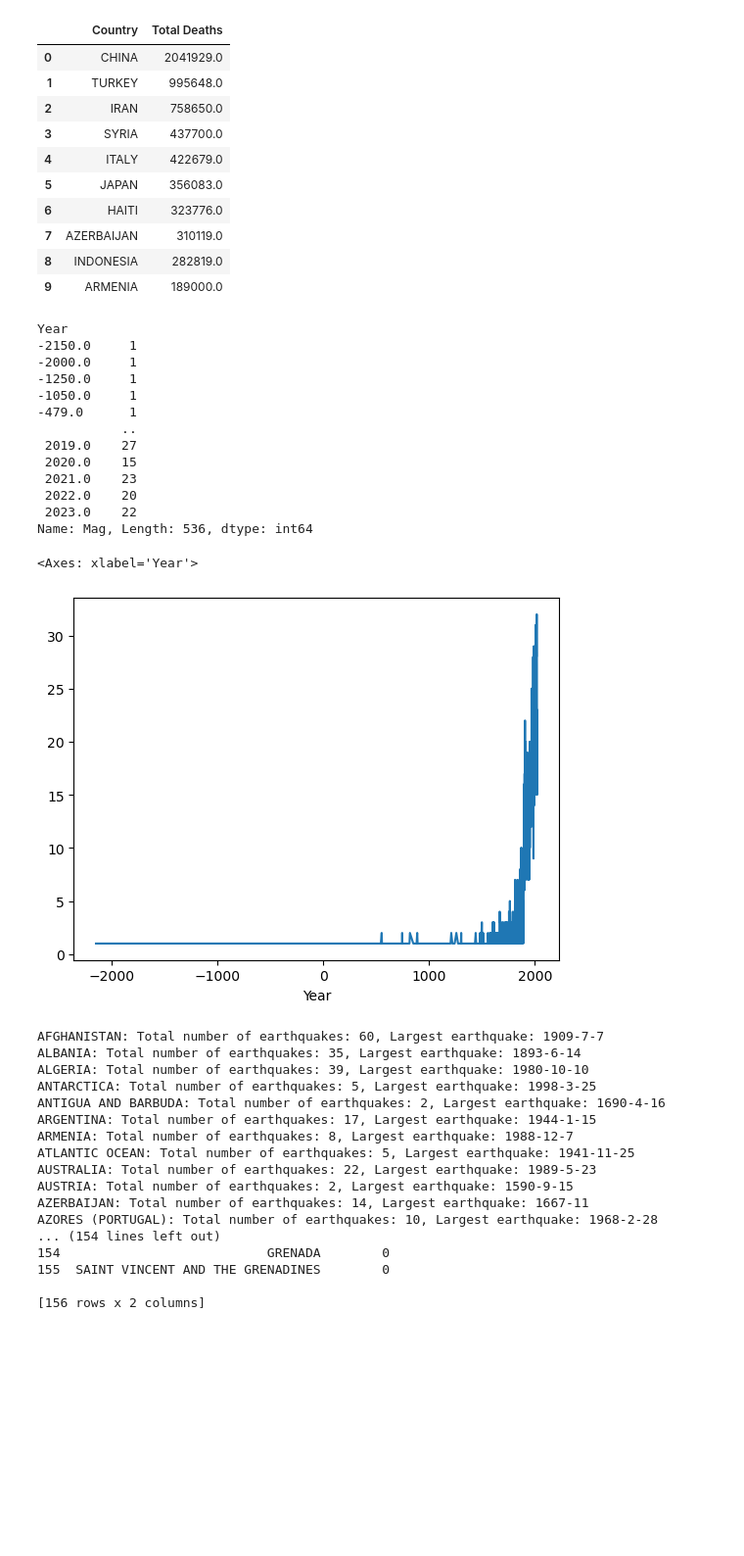
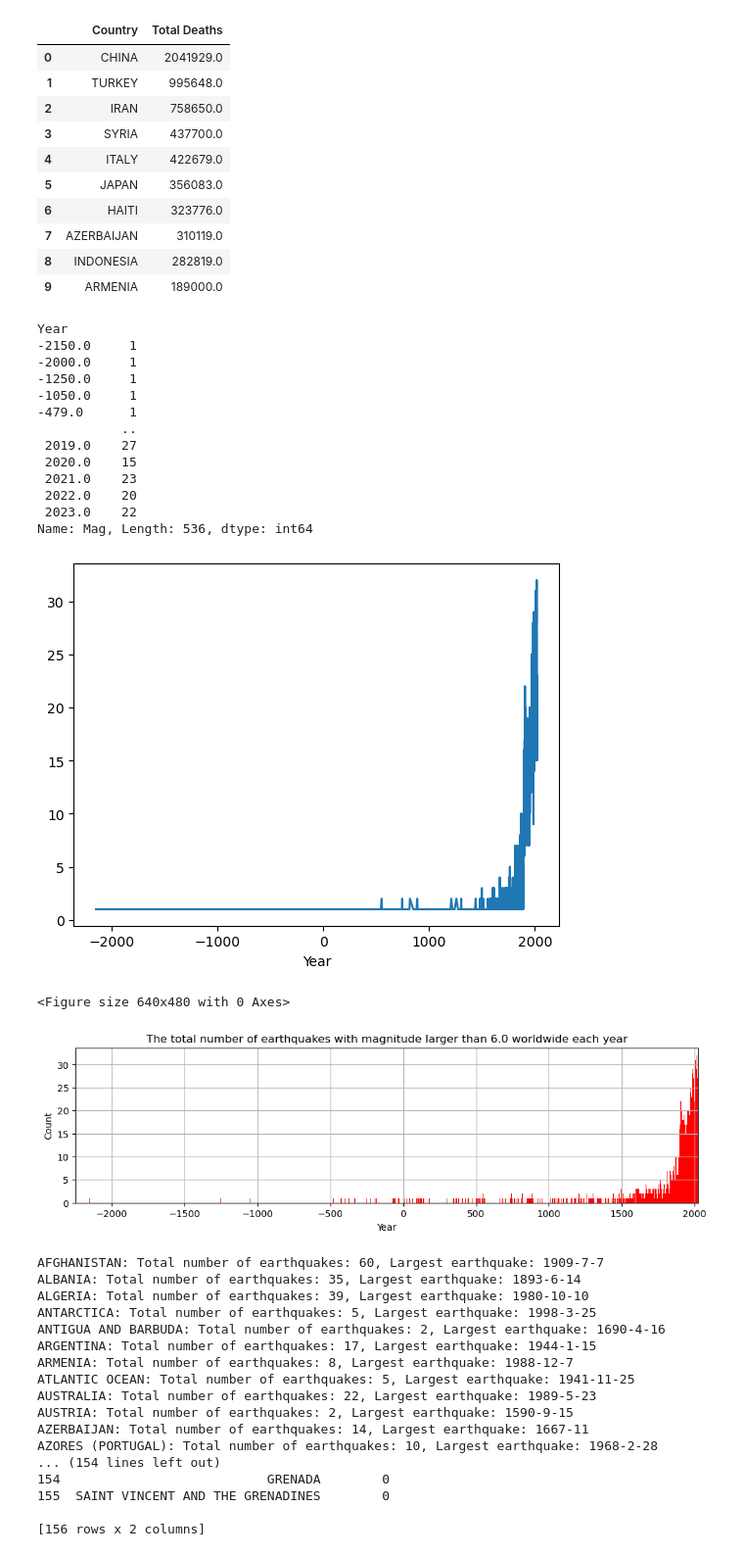
Before and after one commit to XH1111123/ESE5023_Assignments_12132226, a Jupyter notebook: Assignments2-12132226.ipynb, the cells around one changed output. Shown at 98% size. Saved outputs shown, nothing was run; the diff lists cells and outputs as text; code cells hidden in the pictures; blank space fills up the shorter version.

```diff
--- a/Assignments2-12132226.ipynb
+++ b/Assignments2-12132226.ipynb
@@ -40,29 +40,39 @@ Sig_Eqs_1
 # %%
 #1.2
 #筛选Mag>6.0的数据
 Sig_Eqs_2=Sig_Eqs.loc[Sig_Eqs['Mag']>6.0]
 #年份-该年内6级以上地震次数
 Sig_Eqs_2=Sig_Eqs_2.groupby('Year')['Mag'].count()
-print(Sig_Eqs_2)
+print(Sig_Eqs_2[:])
 #根据年份画图
+plt.figure(1)
 Sig_Eqs_2.plot()
+plt.figure(2)
+plt.figure(figsize=(12,3))
+plt.bar(Sig_Eqs_2.index,Sig_Eqs_2,width=5,color='red')
+plt.title(u'The total number of earthquakes with magnitude larger than 6.0 worldwide each year') #
+plt.ylabel('Count')
+plt.xlabel('Year')
+plt.xlim([min(Sig_Eqs_2.index)-100,max(Sig_Eqs_2.index)])
+plt.grid()
 #The trend is upward. There may be scientific and technological progress, rising population density and other reasons. Nowadays we have more perfect earthquake monitoring and recording than before.
 # %% [output]
 Year
 -2150.0     1
 -2000.0     1
 -1250.0     1
 -1050.0     1
 -479.0      1
            ..
  2019.0    27
  2020.0    15
  2021.0    23
  2022.0    20
  2023.0    22
 Name: Mag, Length: 536, dtype: int64
+[figure]
-<Axes: xlabel='Year'>
+<Figure size 640x480 with 0 Axes>
-[figure]
+[figure, added]
 # %%
 #1.3
 def CountEq_LargestEq(Country_input):
```
Also changed, not shown: parts of 3 cells of this notebook.
